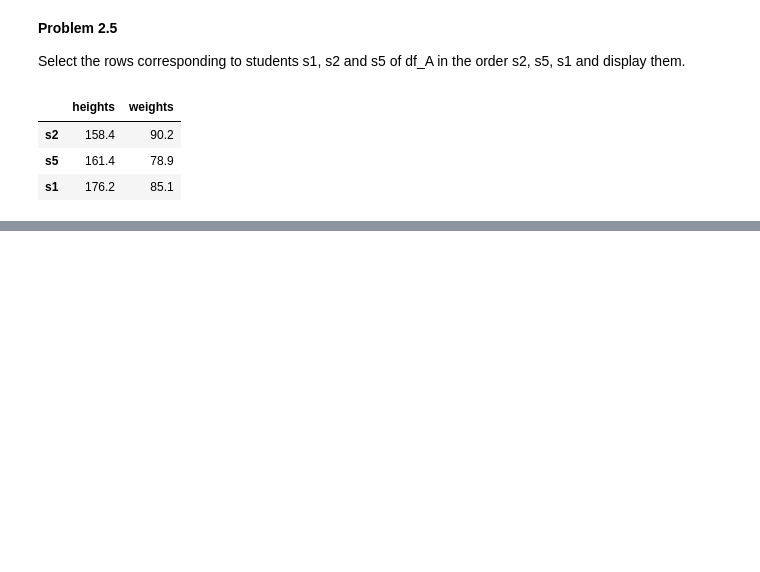
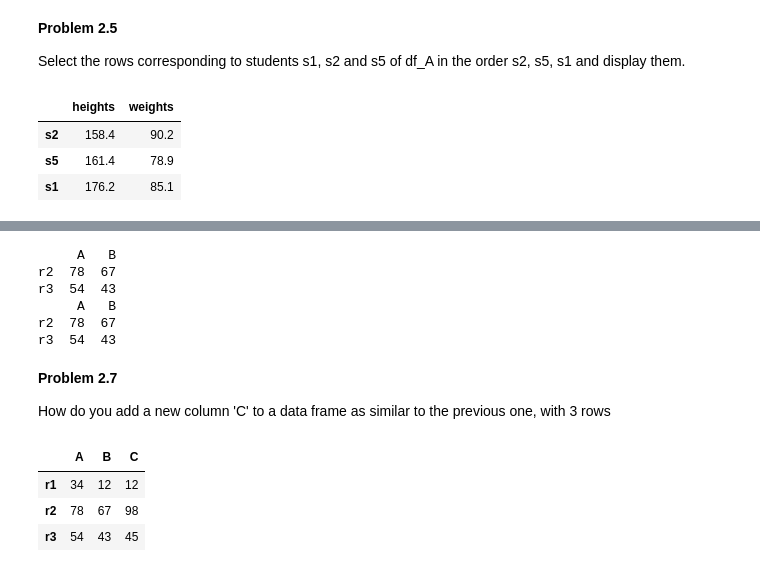
Before and after one commit to whatsupabhijit/py_rambling, a Jupyter notebook: panda.ipynb, the cells around one changed output, grey strips where cells are left out. Cells and saved outputs as stored; diff of their text form; code cells hidden in the pictures; blank space fills up the shorter version.

```diff
--- a/panda.ipynb
+++ b/panda.ipynb
@@ -367,0 +381,26 @@ df_A.loc[['s2', 's5', 's1']]
+# %%
+df_p26 = pd.DataFrame({'A':[34, 78, 54], 'B':[12, 67, 43]}, index=['r1', 'r2', 'r3'])
+
+print(df_p26.iloc[1:3])   #### taking integer index as input
+
+print(df_p26.loc['r2':'r3'])   #### taking given string index as input
+# %% [output]
+     A   B
+r2  78  67
+r3  54  43
+     A   B
+r2  78  67
+r3  54  43
+# %% [markdown]
+**Problem 2.7**
+
+
+How do you add a new column 'C' to a data frame as similar to the previous one, with 3 rows
+# %%
+df_p26['C'] = [12, 98, 45]
+df_p26
+# %% [output]
+|  | A | B | C |
+| r1 | 34 | 12 | 12 |
+| r2 | 78 | 67 | 98 |
+| r3 | 54 | 43 | 45 |
```
Also changed, not shown: parts of 12 cells of this notebook.
